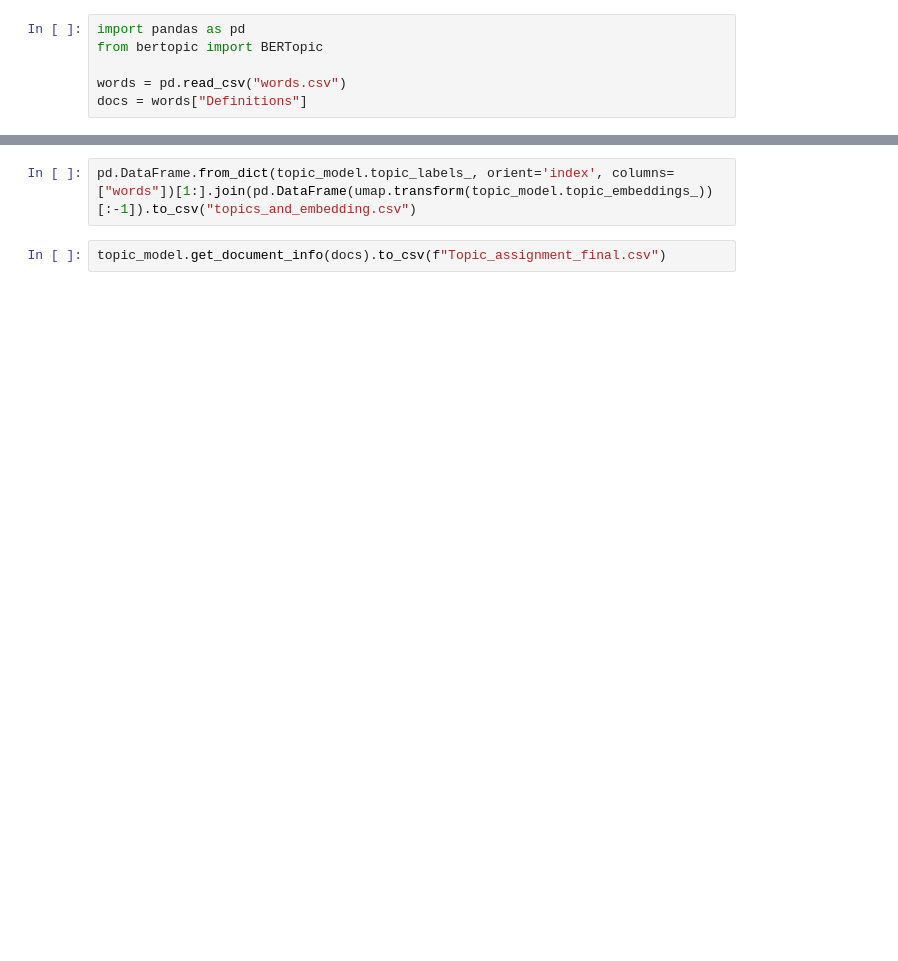
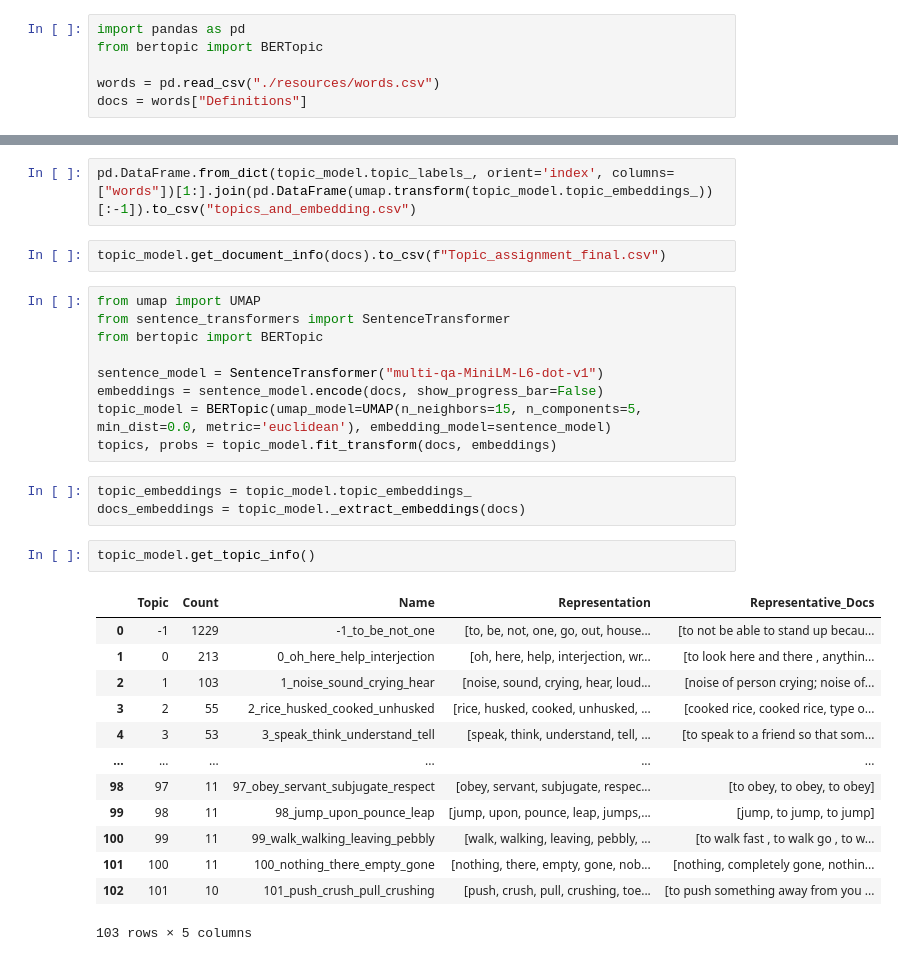
Before and after one commit to ancan203/BahnarOntologyMap, a Jupyter notebook: clustering_test.ipynb, the cells around one changed output, grey strips where cells are left out. Cells and saved outputs as stored; diff of their text form; blank space fills up the shorter version.

```diff
--- a/clustering_test.ipynb
+++ b/clustering_test.ipynb
@@ -45,5 +14,5 @@ WARNING: There was an error checking the latest version of pip.
 import pandas as pd
 from bertopic import BERTopic
 
-words = pd.read_csv("words.csv")
+words = pd.read_csv("./resources/words.csv")
 docs = words["Definitions"]
@@ -162,3 +113,31 @@ pd.DataFrame(umap.transform(topic_model.topic_embeddings_))[:-1]
 pd.DataFrame.from_dict(topic_model.topic_labels_, orient='index', columns=["words"])[1:].join(pd.DataFrame(umap.transform(topic_model.topic_embeddings_))[:-1]).to_csv("topics_and_embedding.csv")
 # %%
 topic_model.get_document_info(docs).to_csv(f"Topic_assignment_final.csv")
+# %%
+from umap import UMAP
+from sentence_transformers import SentenceTransformer
+from bertopic import BERTopic
+
+sentence_model = SentenceTransformer("multi-qa-MiniLM-L6-dot-v1")
+embeddings = sentence_model.encode(docs, show_progress_bar=False)
+topic_model = BERTopic(umap_model=UMAP(n_neighbors=15, n_components=5, min_dist=0.0, metric='euclidean'), embedding_model=sentence_model)
+topics, probs = topic_model.fit_transform(docs, embeddings)
+# %%
+topic_embeddings = topic_model.topic_embeddings_
+docs_embeddings = topic_model._extract_embeddings(docs)
+# %%
+topic_model.get_topic_info()
+# %% [output]
+|  | Topic | Count | Name | Representation | Representative_Docs |
+| 0 | -1 | 1229 | -1_to_be_not_one | [to, be, not, one, go, out, house... | [to not be able to stand up becau... |
+| 1 | 0 | 213 | 0_oh_here_help_interjection | [oh, here, help, interjection, wr... | [to look here and there , anythin... |
+| 2 | 1 | 103 | 1_noise_sound_crying_hear | [noise, sound, crying, hear, loud... | [noise of person crying; noise of... |
+| 3 | 2 | 55 | 2_rice_husked_cooked_unhusked | [rice, husked, cooked, unhusked, ... | [cooked rice, cooked rice, type o... |
+| 4 | 3 | 53 | 3_speak_think_understand_tell | [speak, think, understand, tell, ... | [to speak to a friend so that som... |
+| ... | ... | ... | ... | ... | ... |
+| 98 | 97 | 11 | 97_obey_servant_subjugate_respect | [obey, servant, subjugate, respec... | [to obey, to obey, to obey] |
+| 99 | 98 | 11 | 98_jump_upon_pounce_leap | [jump, upon, pounce, leap, jumps,... | [jump, to jump, to jump] |
+| 100 | 99 | 11 | 99_walk_walking_leaving_pebbly | [walk, walking, leaving, pebbly, ... | [to walk fast , to walk go , to w... |
+| 101 | 100 | 11 | 100_nothing_there_empty_gone | [nothing, there, empty, gone, nob... | [nothing, completely gone, nothin... |
+| 102 | 101 | 10 | 101_push_crush_pull_crushing | [push, crush, pull, crushing, toe... | [to push something away from you ... |
+103 rows × 5 columns
```
Also changed, not shown: parts of 18 cells of this notebook, 6 other files.
